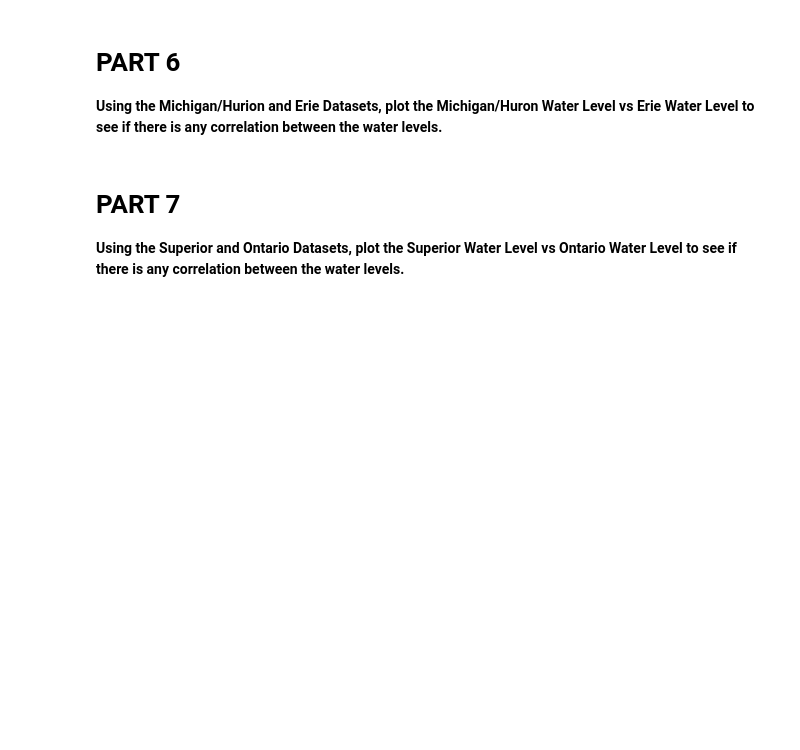
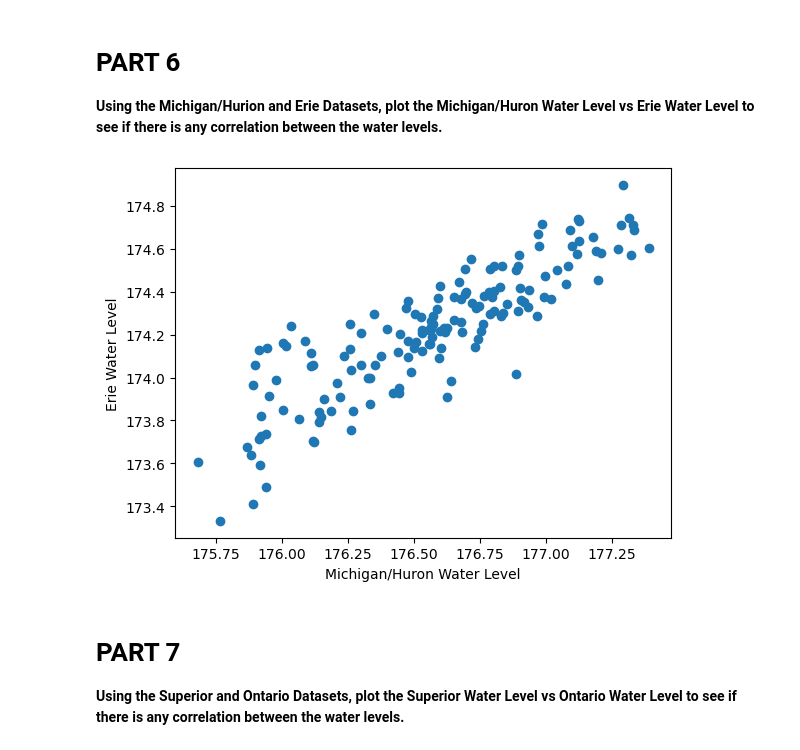
Before and after one commit to thomasm-11/CMSE202_Git_Started, a Jupyter notebook: Great_Lakes_and_Grand_River.ipynb, the cells around one changed output. Drawn from its saved outputs; the diff is of its cells as text; code cells hidden in the pictures; blank space fills up the shorter version.

```diff
--- a/Great_Lakes_and_Grand_River.ipynb
+++ b/Great_Lakes_and_Grand_River.ipynb
@@ -79,3 +77,12 @@ plt.show()
+# %%
+# Insert Code Here
+eri = pd.read_csv('data/eri.csv')
+plt.scatter(mhu.iloc[:,1], eri.iloc[:,1])
+plt.xlabel('Michigan/Huron Water Level')
+plt.ylabel('Erie Water Level')
+plt.show()
+# %% [output]
+[figure, added]
 # %% [markdown]
 # PART 7
 
```
Also changed, not shown: parts of 1 cell of this notebook.
